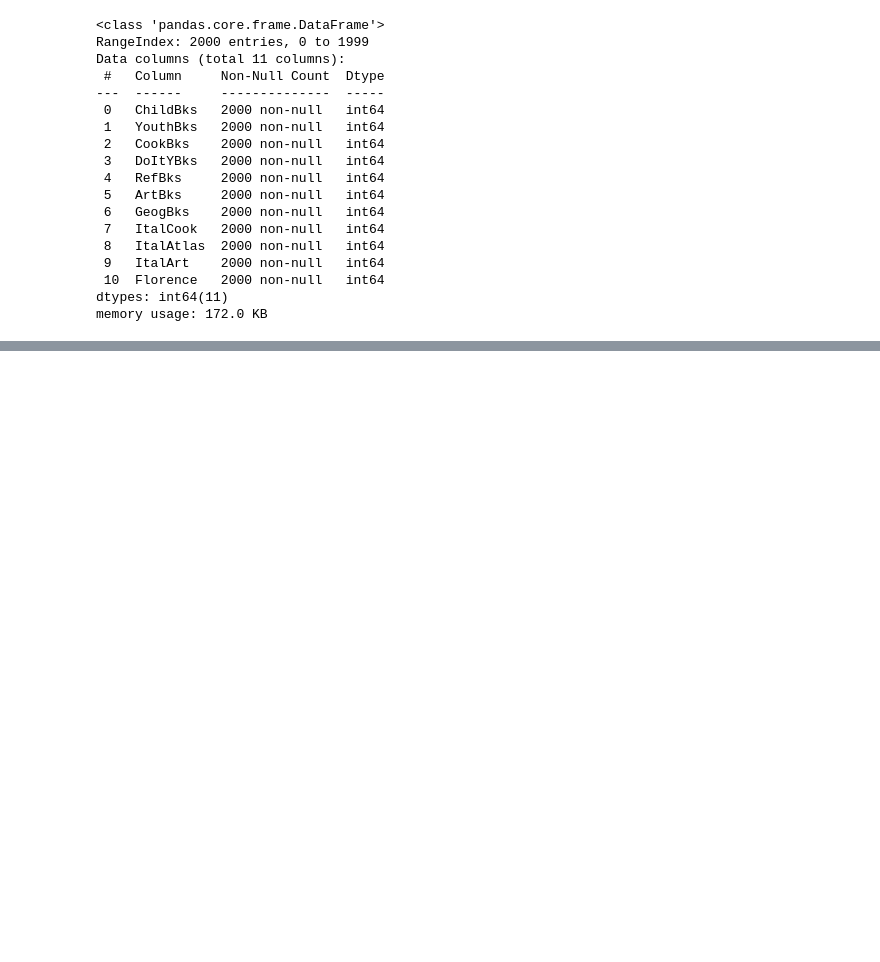
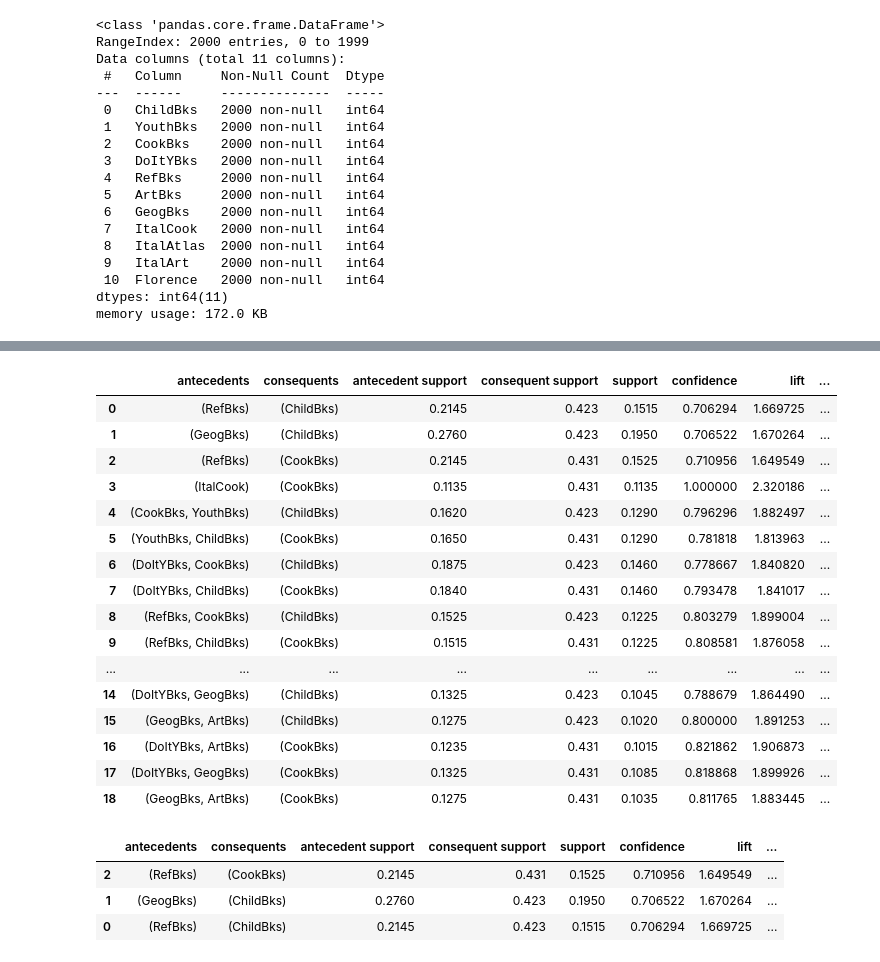
Before and after one commit to Bhavin52/Assignment, a Jupyter notebook: Association_Rules_Q1.ipynb, the cells around one changed output, grey strips where cells are left out. Drawn from its saved outputs; the diff is of its cells as text; code cells hidden in the pictures; blank space fills up the shorter version.

```diff
--- a/Association_Rules_Q1.ipynb
+++ b/Association_Rules_Q1.ipynb
@@ -161,0 +261,4 @@ rules_2[rules_2.lift>1]
+# %%
+# Apriori
+freq_items = apriori(book, min_support = 0.1, use_colnames = True)
+freq_items.sort_values("support", ascending = False)
@@ -161,0 +301,29 @@ rules_2[rules_2.lift>1]
+# %%
+# Association Rules & Info
+df_ar = association_rules(freq_items, metric = "confidence", min_threshold = 0.7)
+df_ar
+# %% [output]
+|  | antecedents | consequents | antecedent support | consequent support | support | confidence | lift | ... |
+| 0 | (RefBks) | (ChildBks) | 0.2145 | 0.423 | 0.1515 | 0.706294 | 1.669725 | ... |
+| 1 | (GeogBks) | (ChildBks) | 0.2760 | 0.423 | 0.1950 | 0.706522 | 1.670264 | ... |
+| 2 | (RefBks) | (CookBks) | 0.2145 | 0.431 | 0.1525 | 0.710956 | 1.649549 | ... |
+| 3 | (ItalCook) | (CookBks) | 0.1135 | 0.431 | 0.1135 | 1.000000 | 2.320186 | ... |
+| 4 | (CookBks, YouthBks) | (ChildBks) | 0.1620 | 0.423 | 0.1290 | 0.796296 | 1.882497 | ... |
+| 5 | (YouthBks, ChildBks) | (CookBks) | 0.1650 | 0.431 | 0.1290 | 0.781818 | 1.813963 | ... |
+| 6 | (DoItYBks, CookBks) | (ChildBks) | 0.1875 | 0.423 | 0.1460 | 0.778667 | 1.840820 | ... |
+| 7 | (DoItYBks, ChildBks) | (CookBks) | 0.1840 | 0.431 | 0.1460 | 0.793478 | 1.841017 | ... |
+| 8 | (RefBks, CookBks) | (ChildBks) | 0.1525 | 0.423 | 0.1225 | 0.803279 | 1.899004 | ... |
+| 9 | (RefBks, ChildBks) | (CookBks) | 0.1515 | 0.431 | 0.1225 | 0.808581 | 1.876058 | ... |
+| ... | ... | ... | ... | ... | ... | ... | ... | ... |
+| 14 | (DoItYBks, GeogBks) | (ChildBks) | 0.1325 | 0.423 | 0.1045 | 0.788679 | 1.864490 | ... |
+| 15 | (GeogBks, ArtBks) | (ChildBks) | 0.1275 | 0.423 | 0.1020 | 0.800000 | 1.891253 | ... |
+| 16 | (DoItYBks, ArtBks) | (CookBks) | 0.1235 | 0.431 | 0.1015 | 0.821862 | 1.906873 | ... |
+| 17 | (DoItYBks, GeogBks) | (CookBks) | 0.1325 | 0.431 | 0.1085 | 0.818868 | 1.899926 | ... |
+| 18 | (GeogBks, ArtBks) | (CookBks) | 0.1275 | 0.431 | 0.1035 | 0.811765 | 1.883445 | ... |
+# %%
+df_ar[(df_ar.support > 0.15) & (df_ar.confidence > 0.7)].sort_values("confidence", ascending = False)
+# %% [output]
+|  | antecedents | consequents | antecedent support | consequent support | support | confidence | lift | ... |
+| 2 | (RefBks) | (CookBks) | 0.2145 | 0.431 | 0.1525 | 0.710956 | 1.649549 | ... |
+| 1 | (GeogBks) | (ChildBks) | 0.2760 | 0.423 | 0.1950 | 0.706522 | 1.670264 | ... |
+| 0 | (RefBks) | (ChildBks) | 0.2145 | 0.423 | 0.1515 | 0.706294 | 1.669725 | ... |
```
Also changed, not shown: parts of 18 cells of this notebook.
